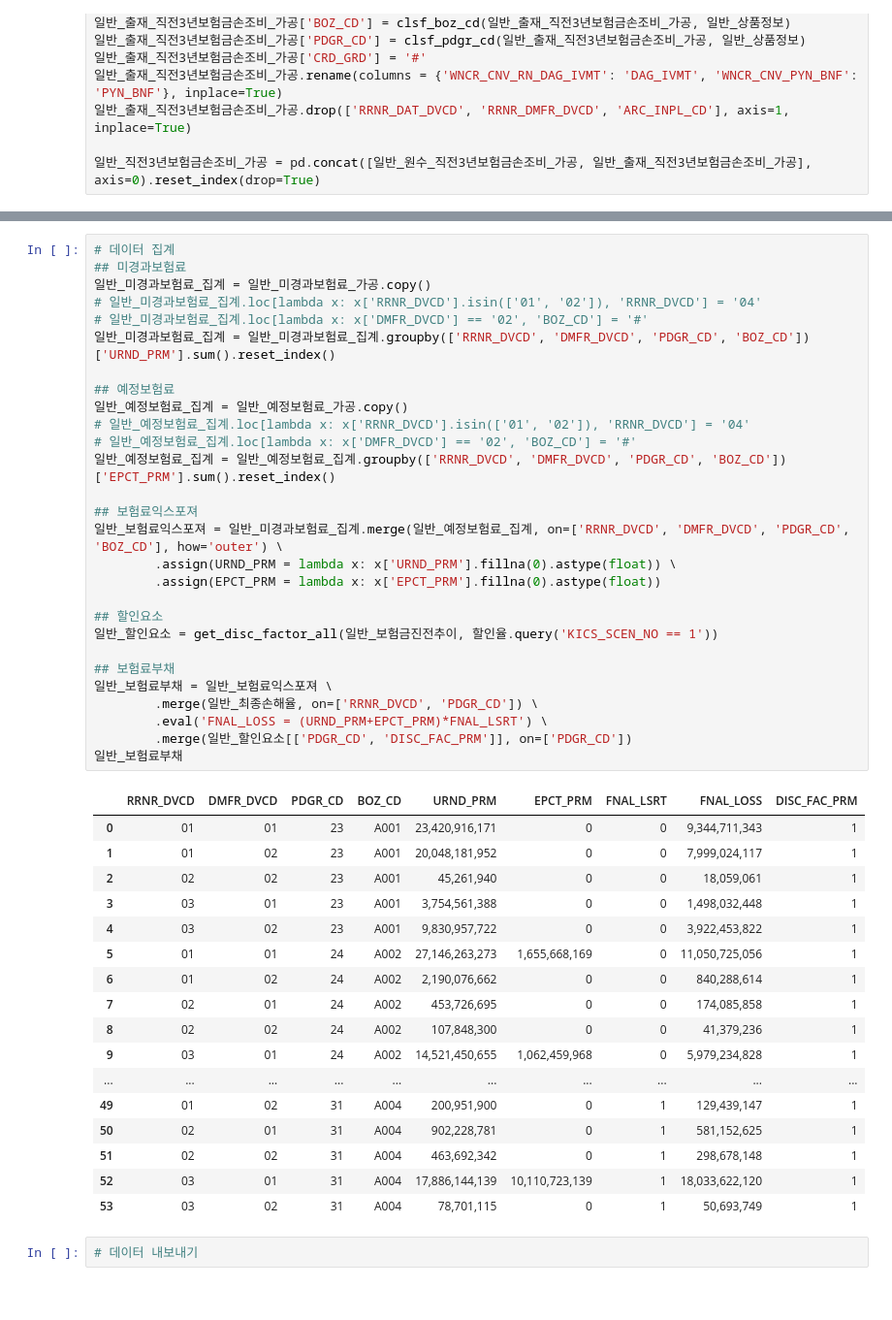
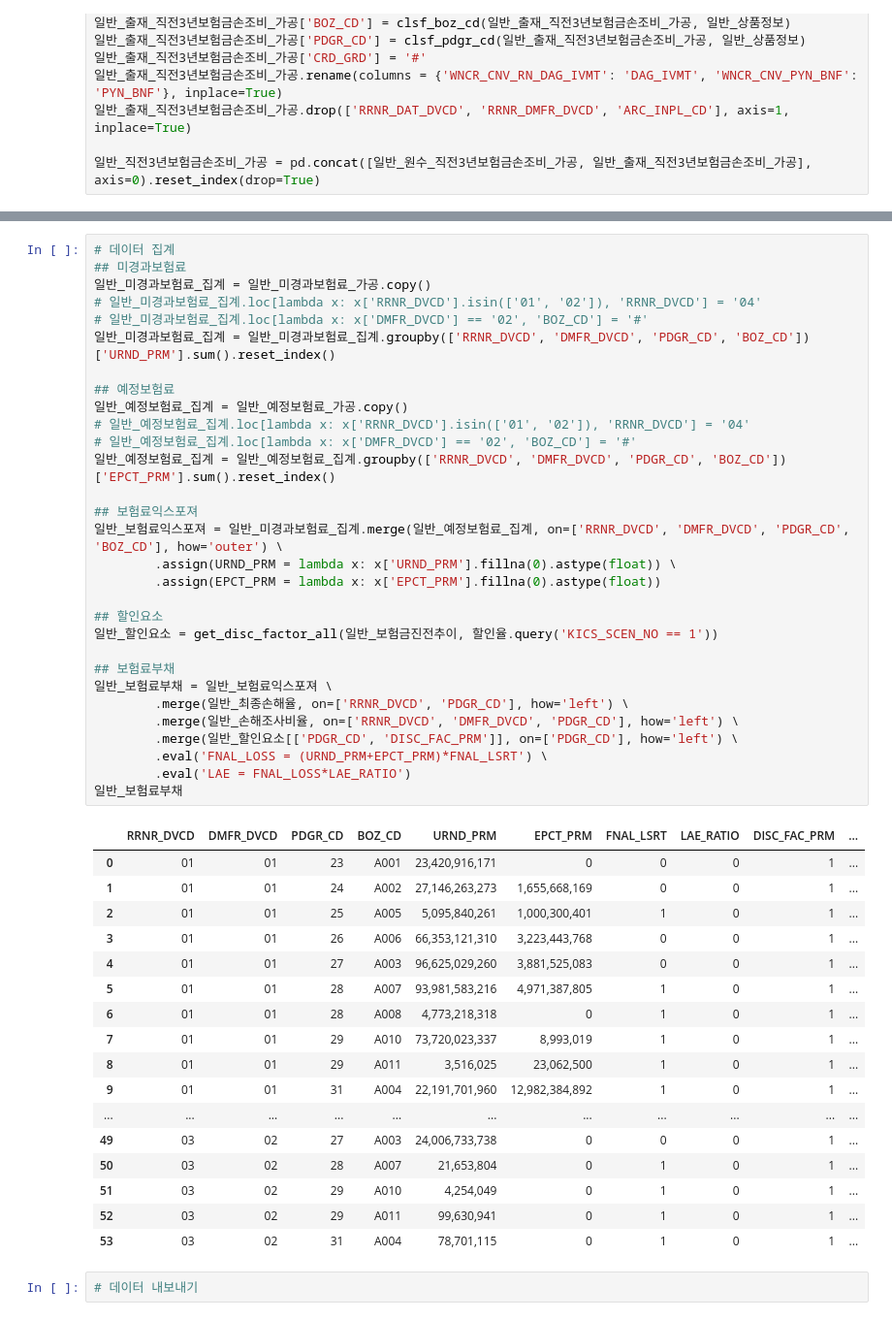
Before and after one commit to lee3jjang/qis4, a Jupyter notebook: 현행추정부채_일반.ipynb, the cells around one changed output, grey strips where cells are left out. Shown at 97% size. Cells and saved outputs as stored; diff of their text form.

```diff
--- a/현행추정부채_일반.ipynb
+++ b/현행추정부채_일반.ipynb
@@ -175,48 +157,50 @@ FILE_PATH = Path('./data/현행추정부채_일반')
 # %%
 # 데이터 집계
 ## 미경과보험료
 일반_미경과보험료_집계 = 일반_미경과보험료_가공.copy()
 # 일반_미경과보험료_집계.loc[lambda x: x['RRNR_DVCD'].isin(['01', '02']), 'RRNR_DVCD'] = '04'
 # 일반_미경과보험료_집계.loc[lambda x: x['DMFR_DVCD'] == '02', 'BOZ_CD'] = '#'
 일반_미경과보험료_집계 = 일반_미경과보험료_집계.groupby(['RRNR_DVCD', 'DMFR_DVCD', 'PDGR_CD', 'BOZ_CD'])['URND_PRM'].sum().reset_index()
 
 ## 예정보험료
 일반_예정보험료_집계 = 일반_예정보험료_가공.copy()
 # 일반_예정보험료_집계.loc[lambda x: x['RRNR_DVCD'].isin(['01', '02']), 'RRNR_DVCD'] = '04'
 # 일반_예정보험료_집계.loc[lambda x: x['DMFR_DVCD'] == '02', 'BOZ_CD'] = '#'
 일반_예정보험료_집계 = 일반_예정보험료_집계.groupby(['RRNR_DVCD', 'DMFR_DVCD', 'PDGR_CD', 'BOZ_CD'])['EPCT_PRM'].sum().reset_index()
 
 ## 보험료익스포져
 일반_보험료익스포져 = 일반_미경과보험료_집계.merge(일반_예정보험료_집계, on=['RRNR_DVCD', 'DMFR_DVCD', 'PDGR_CD', 'BOZ_CD'], how='outer') \
         .assign(URND_PRM = lambda x: x['URND_PRM'].fillna(0).astype(float)) \
         .assign(EPCT_PRM = lambda x: x['EPCT_PRM'].fillna(0).astype(float))
 
 ## 할인요소
 일반_할인요소 = get_disc_factor_all(일반_보험금진전추이, 할인율.query('KICS_SCEN_NO == 1'))
 
 ## 보험료부채
 일반_보험료부채 = 일반_보험료익스포져 \
-        .merge(일반_최종손해율, on=['RRNR_DVCD', 'PDGR_CD']) \
+        .merge(일반_최종손해율, on=['RRNR_DVCD', 'PDGR_CD'], how='left') \
+        .merge(일반_손해조사비율, on=['RRNR_DVCD', 'DMFR_DVCD', 'PDGR_CD'], how='left') \
+        .merge(일반_할인요소[['PDGR_CD', 'DISC_FAC_PRM']], on=['PDGR_CD'], how='left') \
         .eval('FNAL_LOSS = (URND_PRM+EPCT_PRM)*FNAL_LSRT') \
-        .merge(일반_할인요소[['PDGR_CD', 'DISC_FAC_PRM']], on=['PDGR_CD'])
+        .eval('LAE = FNAL_LOSS*LAE_RATIO')
 일반_보험료부채
 # %% [output]
-|  | RRNR_DVCD | DMFR_DVCD | PDGR_CD | BOZ_CD | URND_PRM | EPCT_PRM | FNAL_LSRT | FNAL_LOSS | DISC_FAC_PRM |
-| 0 | 01 | 01 | 23 | A001 | 23,420,916,171 | 0 | 0 | 9,344,711,343 | 1 |
-| 1 | 01 | 02 | 23 | A001 | 20,048,181,952 | 0 | 0 | 7,999,024,117 | 1 |
-| 2 | 02 | 02 | 23 | A001 | 45,261,940 | 0 | 0 | 18,059,061 | 1 |
-| 3 | 03 | 01 | 23 | A001 | 3,754,561,388 | 0 | 0 | 1,498,032,448 | 1 |
-| 4 | 03 | 02 | 23 | A001 | 9,830,957,722 | 0 | 0 | 3,922,453,822 | 1 |
-| 5 | 01 | 01 | 24 | A002 | 27,146,263,273 | 1,655,668,169 | 0 | 11,050,725,056 | 1 |
-| 6 | 01 | 02 | 24 | A002 | 2,190,076,662 | 0 | 0 | 840,288,614 | 1 |
-| 7 | 02 | 01 | 24 | A002 | 453,726,695 | 0 | 0 | 174,085,858 | 1 |
-| 8 | 02 | 02 | 24 | A002 | 107,848,300 | 0 | 0 | 41,379,236 | 1 |
-| 9 | 03 | 01 | 24 | A002 | 14,521,450,655 | 1,062,459,968 | 0 | 5,979,234,828 | 1 |
-| ... | ... | ... | ... | ... | ... | ... | ... | ... | ... |
-| 49 | 01 | 02 | 31 | A004 | 200,951,900 | 0 | 1 | 129,439,147 | 1 |
-| 50 | 02 | 01 | 31 | A004 | 902,228,781 | 0 | 1 | 581,152,625 | 1 |
-| 51 | 02 | 02 | 31 | A004 | 463,692,342 | 0 | 1 | 298,678,148 | 1 |
-| 52 | 03 | 01 | 31 | A004 | 17,886,144,139 | 10,110,723,139 | 1 | 18,033,622,120 | 1 |
-| 53 | 03 | 02 | 31 | A004 | 78,701,115 | 0 | 1 | 50,693,749 | 1 |
+|  | RRNR_DVCD | DMFR_DVCD | PDGR_CD | BOZ_CD | URND_PRM | EPCT_PRM | FNAL_LSRT | LAE_RATIO | DISC_FAC_PRM | ... |
+| 0 | 01 | 01 | 23 | A001 | 23,420,916,171 | 0 | 0 | 0 | 1 | ... |
+| 1 | 01 | 01 | 24 | A002 | 27,146,263,273 | 1,655,668,169 | 0 | 0 | 1 | ... |
+| 2 | 01 | 01 | 25 | A005 | 5,095,840,261 | 1,000,300,401 | 1 | 0 | 1 | ... |
+| 3 | 01 | 01 | 26 | A006 | 66,353,121,310 | 3,223,443,768 | 0 | 0 | 1 | ... |
+| 4 | 01 | 01 | 27 | A003 | 96,625,029,260 | 3,881,525,083 | 0 | 0 | 1 | ... |
+| 5 | 01 | 01 | 28 | A007 | 93,981,583,216 | 4,971,387,805 | 1 | 0 | 1 | ... |
+| 6 | 01 | 01 | 28 | A008 | 4,773,218,318 | 0 | 1 | 0 | 1 | ... |
+| 7 | 01 | 01 | 29 | A010 | 73,720,023,337 | 8,993,019 | 1 | 0 | 1 | ... |
+| 8 | 01 | 01 | 29 | A011 | 3,516,025 | 23,062,500 | 1 | 0 | 1 | ... |
+| 9 | 01 | 01 | 31 | A004 | 22,191,701,960 | 12,982,384,892 | 1 | 0 | 1 | ... |
+| ... | ... | ... | ... | ... | ... | ... | ... | ... | ... | ... |
+| 49 | 03 | 02 | 27 | A003 | 24,006,733,738 | 0 | 0 | 0 | 1 | ... |
+| 50 | 03 | 02 | 28 | A007 | 21,653,804 | 0 | 1 | 0 | 1 | ... |
+| 51 | 03 | 02 | 29 | A010 | 4,254,049 | 0 | 1 | 0 | 1 | ... |
+| 52 | 03 | 02 | 29 | A011 | 99,630,941 | 0 | 1 | 0 | 1 | ... |
+| 53 | 03 | 02 | 31 | A004 | 78,701,115 | 0 | 1 | 0 | 1 | ... |
 # %%
 # 데이터 내보내기
```
Also changed, not shown: parts of 1 cell of this notebook.
